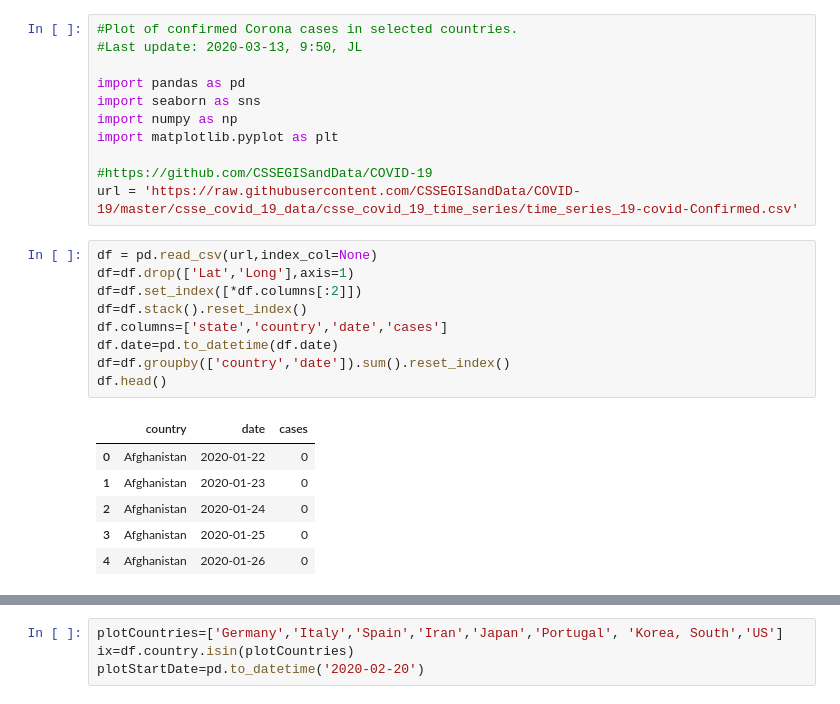
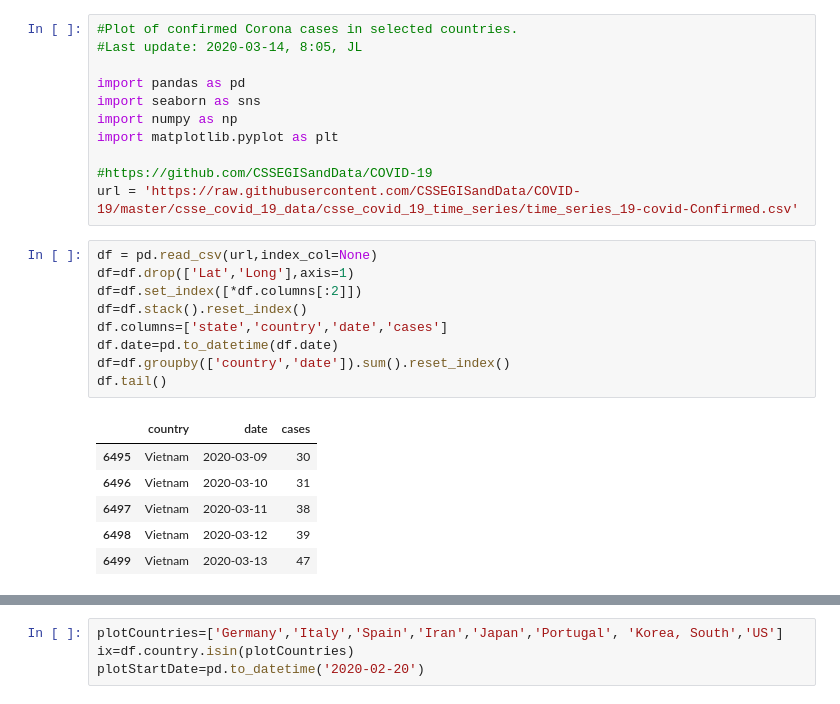
Before and after one commit to jlarsch/covid19Notebook, a Jupyter notebook: Covid19 notebook.ipynb, the cells around one changed output, grey strips where cells are left out. Cells and saved outputs as stored; diff of their text form.

```diff
--- a/Covid19 notebook.ipynb
+++ b/Covid19 notebook.ipynb
@@ -1,6 +1,6 @@
 # %%
 #Plot of confirmed Corona cases in selected countries.
-#Last update: 2020-03-13, 9:50, JL
+#Last update: 2020-03-14, 8:05, JL
 
 import pandas as pd
 import seaborn as sns
@@ -12,19 +12,19 @@ url = 'https://raw.githubusercontent.com/CSSEGISandData/COVID-19/master/csse_cov
 # %%
 df = pd.read_csv(url,index_col=None)
 df=df.drop(['Lat','Long'],axis=1)
 df=df.set_index([*df.columns[:2]])
 df=df.stack().reset_index()
 df.columns=['state','country','date','cases']
 df.date=pd.to_datetime(df.date)
 df=df.groupby(['country','date']).sum().reset_index()
-df.head()
+df.tail()
 # %% [output]
 |  | country | date | cases |
-| 0 | Afghanistan | 2020-01-22 | 0 |
-| 1 | Afghanistan | 2020-01-23 | 0 |
-| 2 | Afghanistan | 2020-01-24 | 0 |
-| 3 | Afghanistan | 2020-01-25 | 0 |
-| 4 | Afghanistan | 2020-01-26 | 0 |
+| 6495 | Vietnam | 2020-03-09 | 30 |
+| 6496 | Vietnam | 2020-03-10 | 31 |
+| 6497 | Vietnam | 2020-03-11 | 38 |
+| 6498 | Vietnam | 2020-03-12 | 39 |
+| 6499 | Vietnam | 2020-03-13 | 47 |
 # %%
 allCountries=sorted(df.country.unique())
 for a,b,c in zip(allCountries[::3],allCountries[1::3],allCountries[2::3]):
```
Also changed, not shown: parts of 7 cells of this notebook.
